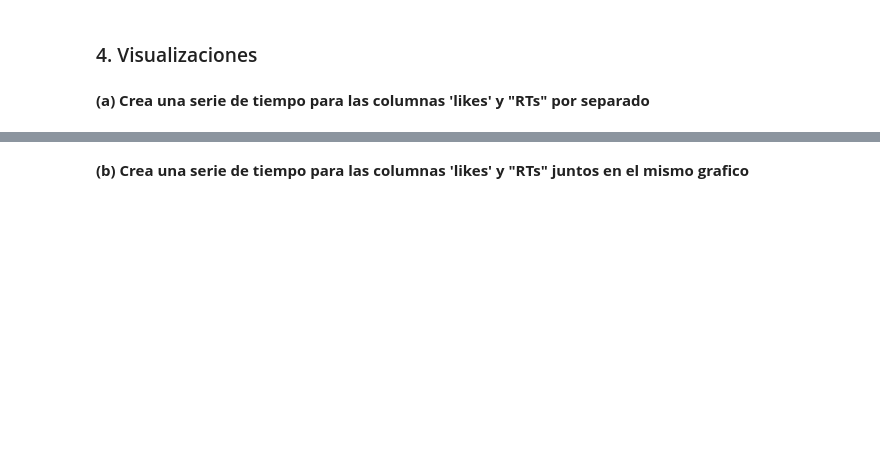
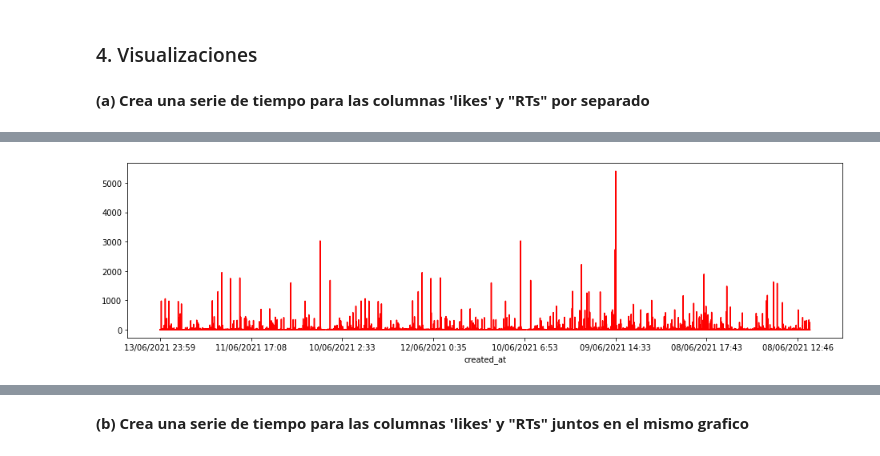
Before and after one commit to sergionl/administracion_info, a Jupyter notebook: Python/lab13/02-Twitter-Analisis-con-Tweepy-en-Python-Ejercicio.ipynb, the cells around one changed output, grey strips where cells are left out. Drawn from its saved outputs; the diff is of its cells as text; code cells hidden in the pictures; blank space fills up the shorter version.

```diff
--- a/Python/lab13/02-Twitter-Analisis-con-Tweepy-en-Python-Ejercicio.ipynb
+++ b/Python/lab13/02-Twitter-Analisis-con-Tweepy-en-Python-Ejercicio.ipynb
@@ -114,0 +119,8 @@ Keiko y su pack completo trumpista/Atlas Network: Amenaza de golpe, acusaciones
+# %%
+# ESCRIBE TU CODIGO AQUI
+tfav = pd.Series(data=data['likes'].values, index=data['created_at'])
+
+
+tfav.plot(figsize=(16,4), color='r');
+# %% [output]
+[figure, added]
```
Also changed, not shown: parts of 28 cells of this notebook.
